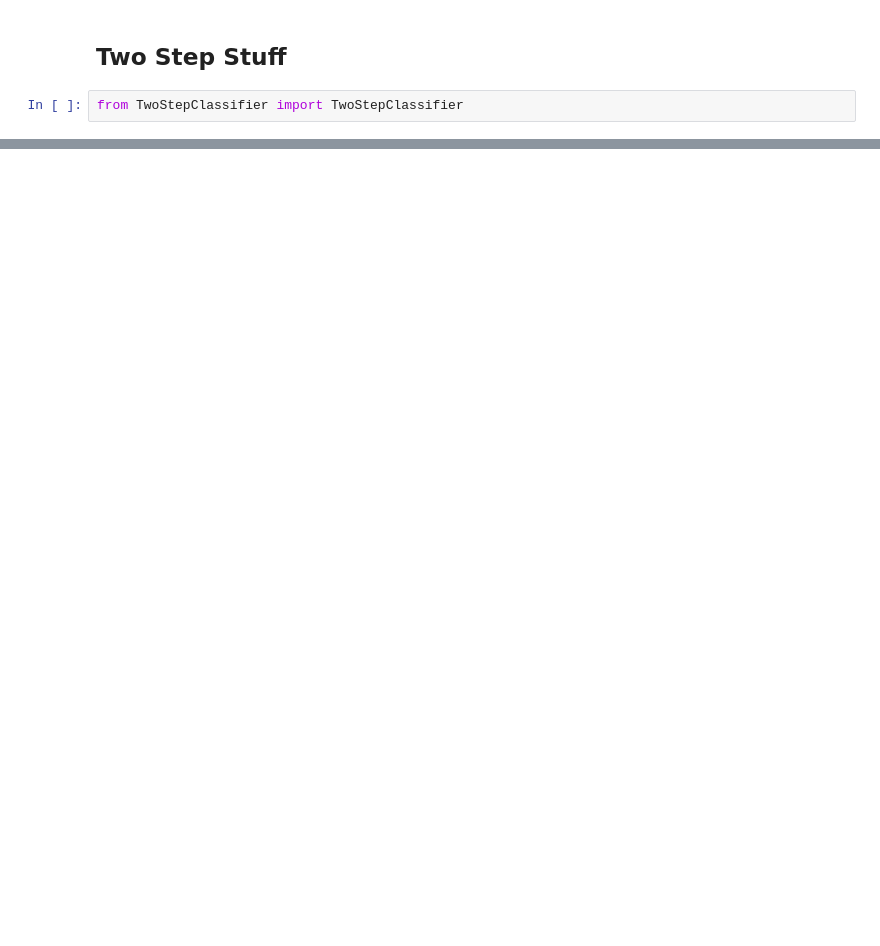
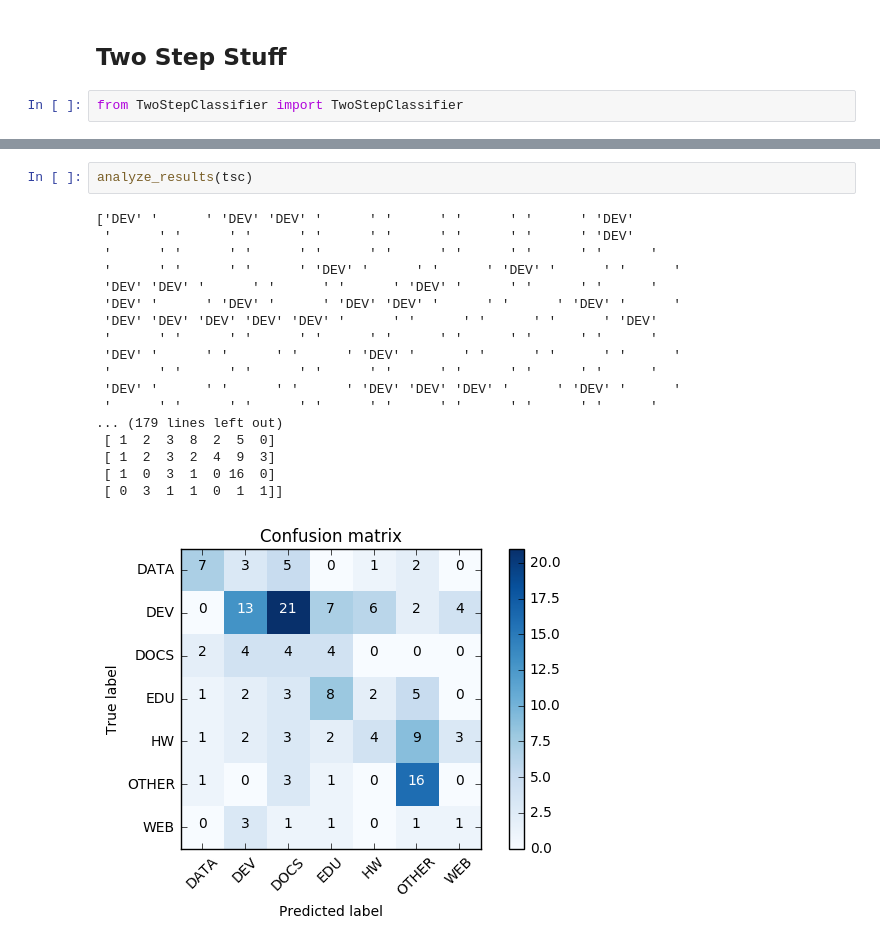
Before and after one commit to mbornstein/GithubRepoClassification, a Jupyter notebook: Classification Models.ipynb, the cells around one changed output, grey strips where cells are left out. Drawn from its saved outputs; the diff is of its cells as text; blank space fills up the shorter version.

```diff
--- a/Classification Models.ipynb
+++ b/Classification Models.ipynb
@@ -248,0 +284,21 @@ tsc.score(data_test, y_test)
+# %%
+analyze_results(tsc)
+# %% [output]
+['DEV' '      ' 'DEV' 'DEV' '      ' '      ' '      ' '      ' 'DEV'
+ '      ' '      ' '      ' '      ' '      ' '      ' '      ' 'DEV'
+ '      ' '      ' '      ' '      ' '      ' '      ' '      ' '      '
+ '      ' '      ' '      ' 'DEV' '      ' '      ' 'DEV' '      ' '      '
+ 'DEV' 'DEV' '      ' '      ' '      ' 'DEV' '      ' '      ' '      '
+ 'DEV' '      ' 'DEV' '      ' 'DEV' 'DEV' '      ' '      ' 'DEV' '      '
+ 'DEV' 'DEV' 'DEV' 'DEV' 'DEV' '      ' '      ' '      ' '      ' 'DEV'
+ '      ' '      ' '      ' '      ' '      ' '      ' '      ' '      '
+ 'DEV' '      ' '      ' '      ' 'DEV' '      ' '      ' '      ' '      '
+ '      ' '      ' '      ' '      ' '      ' '      ' '      ' '      '
+ 'DEV' '      ' '      ' '      ' 'DEV' 'DEV' 'DEV' '      ' 'DEV' '      '
+ '      ' '      ' '      ' '      ' '      ' '      ' '      ' '      '
+... (179 lines left out)
+ [ 1  2  3  8  2  5  0]
+ [ 1  2  3  2  4  9  3]
+ [ 1  0  3  1  0 16  0]
+ [ 0  3  1  1  0  1  1]]
+[figure, added]
```
Also changed, not shown: parts of 11 cells of this notebook.
